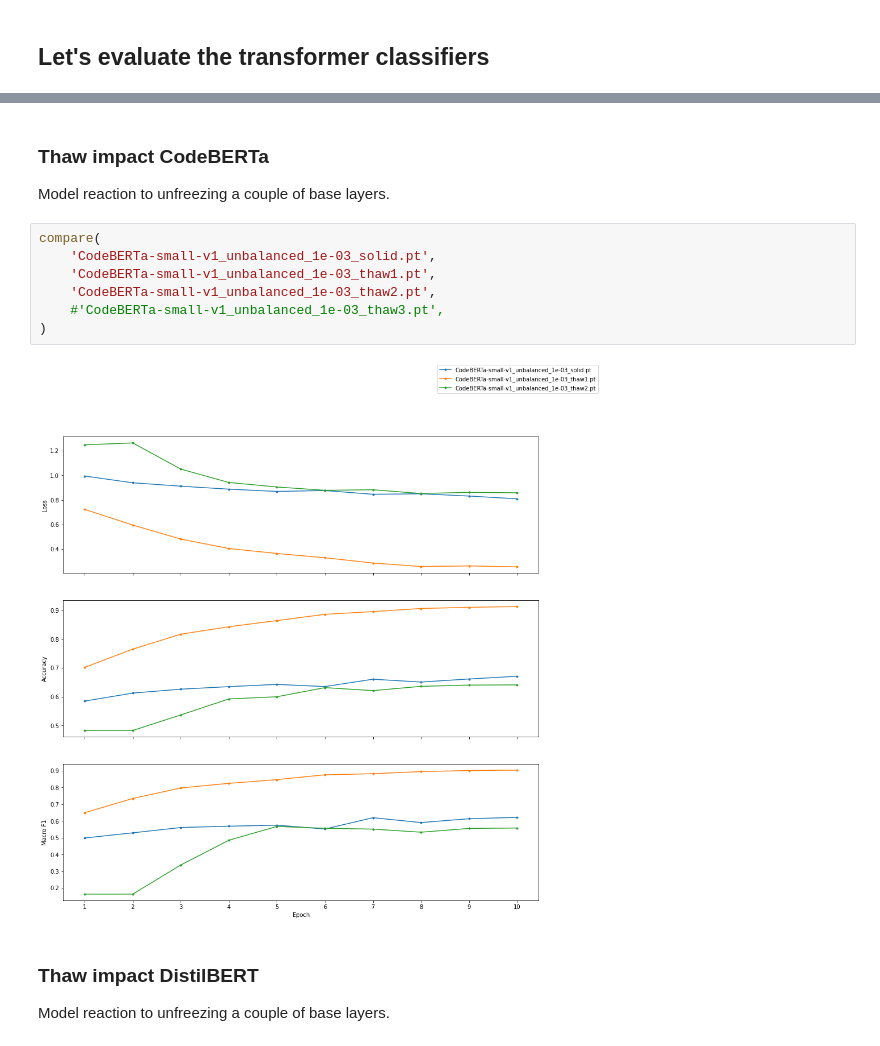
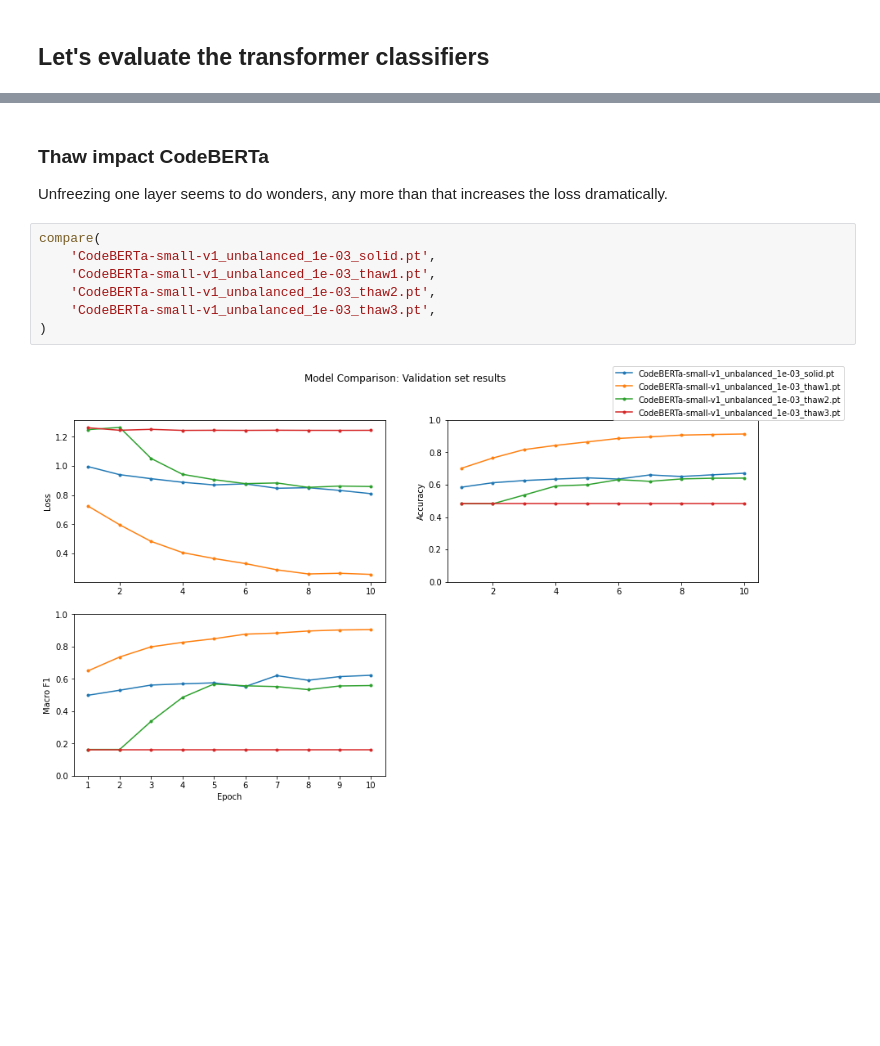
Before and after one commit to backtick-se/docks-master-thesis, a Jupyter notebook: notebooks/transformer_eval.ipynb, the cells around one changed output, grey strips where cells are left out. Drawn from its saved outputs; the diff is of its cells as text; blank space fills up the shorter version.

Commit message:
better plots

```diff
--- a/notebooks/transformer_eval.ipynb
+++ b/notebooks/transformer_eval.ipynb
@@ -57,15 +67,12 @@ compare(
 # %% [markdown]
 ### Thaw impact CodeBERTa
-Model reaction to unfreezing a couple of base layers.
+Unfreezing one layer seems to do wonders, any more than that increases the loss dramatically.
 # %%
 compare(
     'CodeBERTa-small-v1_unbalanced_1e-03_solid.pt',
     'CodeBERTa-small-v1_unbalanced_1e-03_thaw1.pt',
     'CodeBERTa-small-v1_unbalanced_1e-03_thaw2.pt',
-    #'CodeBERTa-small-v1_unbalanced_1e-03_thaw3.pt',
+    'CodeBERTa-small-v1_unbalanced_1e-03_thaw3.pt',
 )
 # %% [output]
-[figure, old version]
+[figure, new version]
-# %% [markdown]
-### Thaw impact DistilBERT
-Model reaction to unfreezing a couple of base layers.
```
Also changed, not shown: parts of 15 cells of this notebook, 1 other file.
